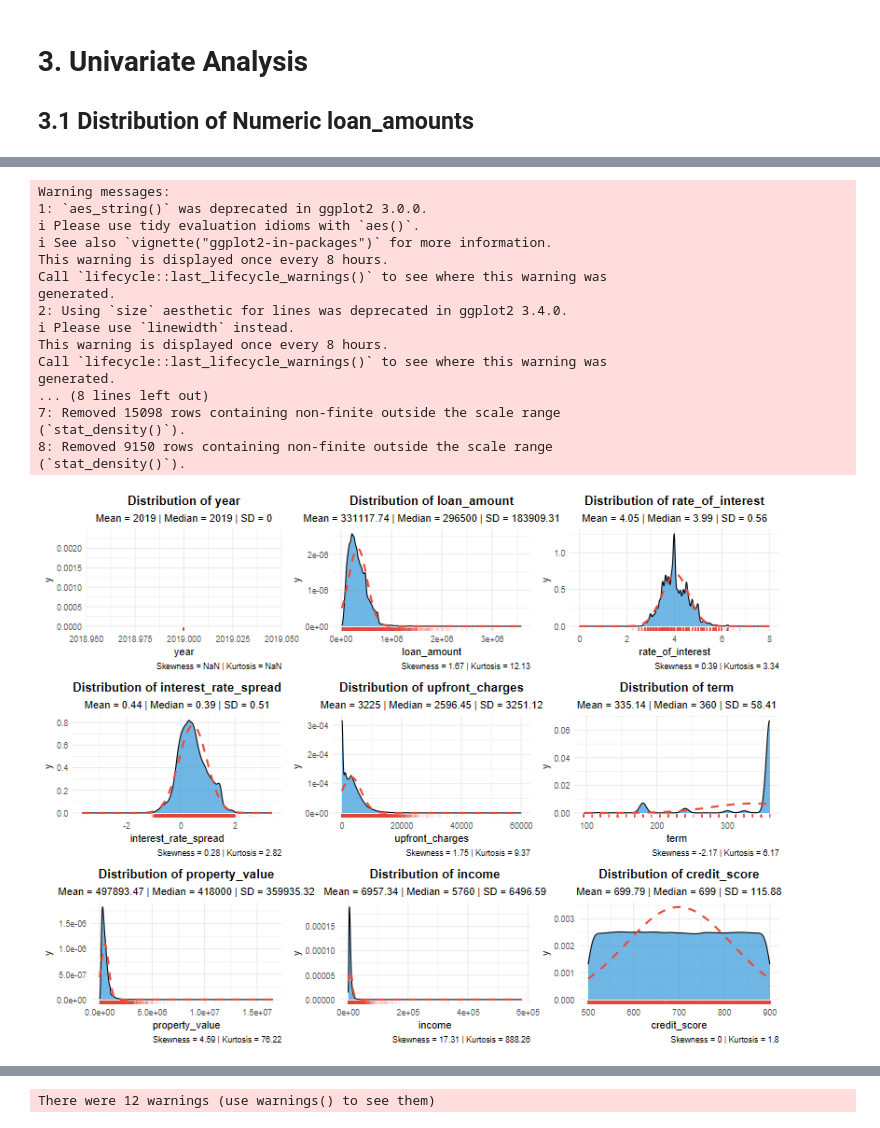
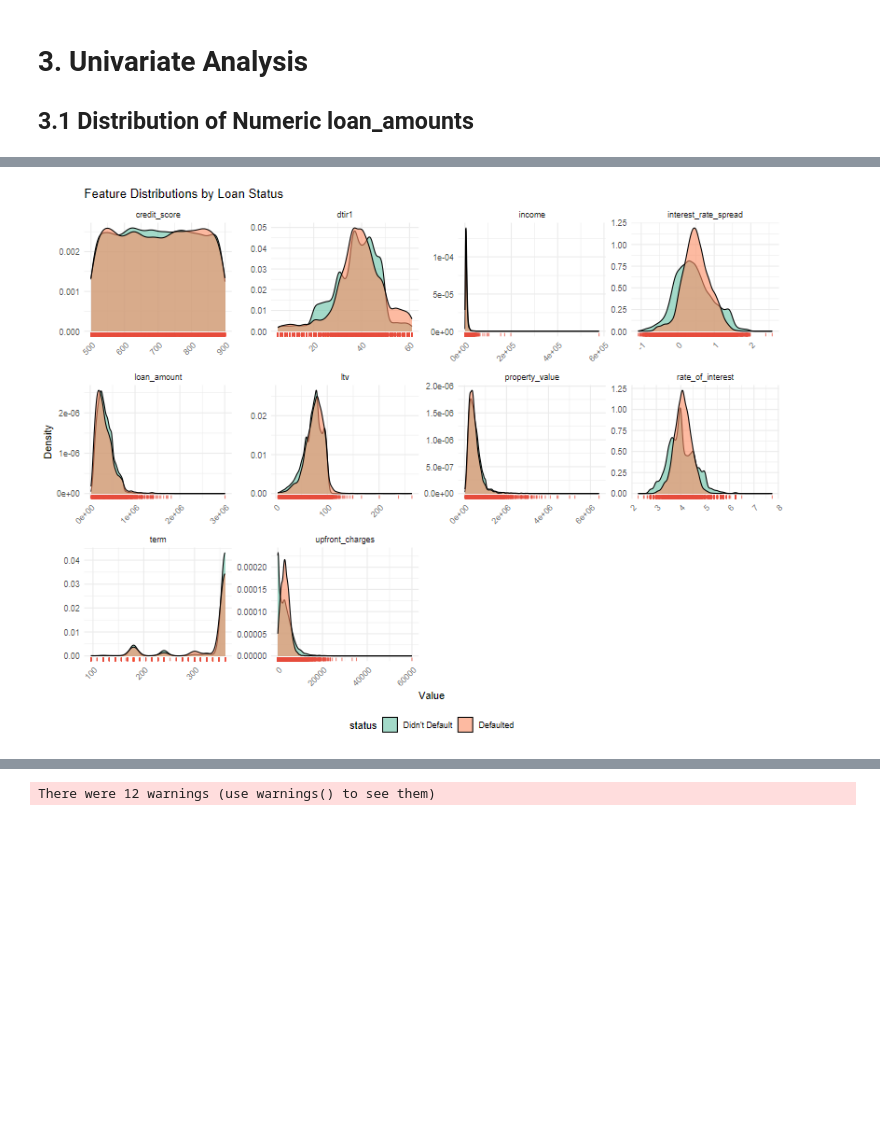
Before and after one commit to Chrisolande/Loan-Default, a Jupyter notebook: loan_data.ipynb, the cells around one changed output, grey strips where cells are left out. Cells and saved outputs as stored; diff of their text form; code cells hidden in the pictures; blank space fills up the shorter version.

```diff
--- a/loan_data.ipynb
+++ b/loan_data.ipynb
@@ -184,6 +213,6 @@ ggplot(loan_data, aes(status, fill = status)) +
 # %%
 library(gridExtra)
-numeric_cols <- loan_data %>%
+numeric_cols <- imputed_data %>%
   select(-year) %>%
   select_if(is.numeric) %>%
   names()
@@ -207,58 +218,0 @@ colSums(is.na(numeric_features))
-# %%
-
-advanced_density_plot <- function(data, variable) {
-  p <- ggplot(data, aes_string(x = variable)) +
-    geom_density(fill = "#3498db", alpha = 0.7) +
-    geom_rug(alpha = 0.1, color = "#e74c3c") +
-    stat_function(
-      fun = function(x) dnorm(x, mean = mean(data[[variable]], na.rm = TRUE),
-                              sd = sd(data[[variable]], na.rm = TRUE)),
-      color = "#e74c3c", linetype = "dashed", size = 1
-    ) +
-    labs(
-      title = paste("Distribution of", variable),
-      subtitle = paste(
-        "Mean =", round(mean(data[[variable]], na.rm = TRUE), 2),
-        "| Median =", round(median(data[[variable]], na.rm = TRUE), 2),
-        "| SD =", round(sd(data[[variable]], na.rm = TRUE), 2)
-      ),
-      caption = paste(
-        "Skewness =", round(moments::skewness(data[[variable]], na.rm = TRUE), 2),
-        "| Kurtosis =", round(moments::kurtosis(data[[variable]], na.rm = TRUE), 2)
-      )
-    ) +
-    theme_minimal() +
-    theme(
-      plot.title = element_text(face = "bold", hjust = 0.5),
-      plot.subtitle = element_text(hjust = 0.5),
-      plot.caption = element_text(hjust = 1)
-    )
-
-  return(p)
-}
-
-# Create density plots for the first 9 numeric variables
-if(length(numeric_cols) > 0) {
-  plot_list <- lapply(numeric_cols[1:min(9, length(numeric_cols))],
-                     function(col) advanced_density_plot(loan_data, col))
-  do.call(grid.arrange, c(plot_list, ncol = 3))
-}
-# %% [output]
-Warning messages:
-1: `aes_string()` was deprecated in ggplot2 3.0.0.
-ℹ Please use tidy evaluation idioms with `aes()`.
-ℹ See also `vignette("ggplot2-in-packages")` for more information.
-This warning is displayed once every 8 hours.
-Call `lifecycle::last_lifecycle_warnings()` to see where this warning was
-generated.
-2: Using `size` aesthetic for lines was deprecated in ggplot2 3.4.0.
-ℹ Please use `linewidth` instead.
-This warning is displayed once every 8 hours.
-Call `lifecycle::last_lifecycle_warnings()` to see where this warning was
-generated.
-... (8 lines left out)
-7: Removed 15098 rows containing non-finite outside the scale range
-(`stat_density()`).
-8: Removed 9150 rows containing non-finite outside the scale range
-(`stat_density()`).
-[figure, removed]
@@ -264,0 +221,20 @@ generated.
+# %%
+numeric_features <- imputed_data %>%
+  select(any_of(c(numeric_cols, "status"))) %>%
+  pivot_longer(cols = -status, names_to = "features", values_to = "values")
+
+p1 <- ggplot(numeric_features, aes(values, fill = status)) +
+  geom_density(alpha = 0.6) +
+  geom_rug(alpha = 0.7, color = "#e74c3c") +
+  facet_wrap(~features, scales = "free") +
+labs(title = "Feature Distributions by Loan Status",
+  x = "Value", y = "Density") +
+    scale_fill_manual(values = c("Didn't Default" = "#66c2a5",
+  "Defaulted" = "#fc8d62")) +
+theme_minimal() +
+theme(axis.text.x = element_text(angle = 45, hjust = 1),
+   legend.position = "bottom")
+
+p1
+# %% [output]
+[figure, added]
```
Also changed, not shown: parts of 9 cells of this notebook.
